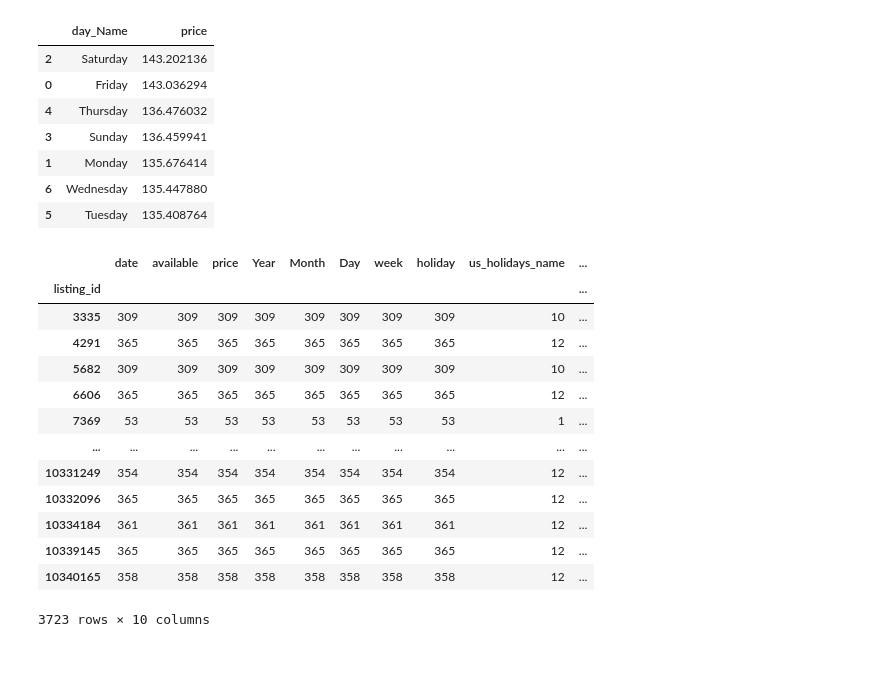
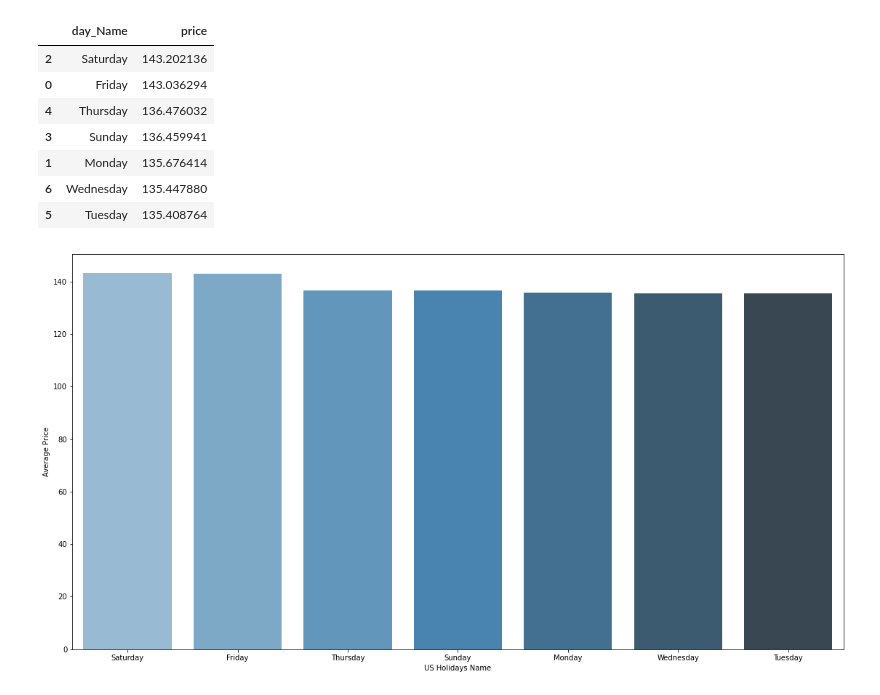
Before and after one commit to Yinggewen/Seattle_AirBNB_Data, a Jupyter notebook: Seattle_Airbnb_House.ipynb, the cells around one changed output. Saved outputs shown, nothing was run; the diff lists cells and outputs as text; code cells hidden in the pictures; blank space fills up the shorter version.

```diff
--- a/Seattle_Airbnb_House.ipynb
+++ b/Seattle_Airbnb_House.ipynb
@@ -497,20 +524,7 @@ WeekPriceDF.head(10)
 | 1 | Monday | 135.676414 |
 | 6 | Wednesday | 135.447880 |
 | 5 | Tuesday | 135.408764 |
-# %%
-calendar_DF.groupby('listing_id').count()
-# %% [output]
-|  | date | available | price | Year | Month | Day | week | holiday | us_holidays_name | ... |
-| listing_id |  |  |  |  |  |  |  |  |  | ... |
-| 3335 | 309 | 309 | 309 | 309 | 309 | 309 | 309 | 309 | 10 | ... |
-| 4291 | 365 | 365 | 365 | 365 | 365 | 365 | 365 | 365 | 12 | ... |
-| 5682 | 309 | 309 | 309 | 309 | 309 | 309 | 309 | 309 | 10 | ... |
-| 6606 | 365 | 365 | 365 | 365 | 365 | 365 | 365 | 365 | 12 | ... |
-| 7369 | 53 | 53 | 53 | 53 | 53 | 53 | 53 | 53 | 1 | ... |
-| ... | ... | ... | ... | ... | ... | ... | ... | ... | ... | ... |
-| 10331249 | 354 | 354 | 354 | 354 | 354 | 354 | 354 | 354 | 12 | ... |
-| 10332096 | 365 | 365 | 365 | 365 | 365 | 365 | 365 | 365 | 12 | ... |
-| 10334184 | 361 | 361 | 361 | 361 | 361 | 361 | 361 | 361 | 12 | ... |
-| 10339145 | 365 | 365 | 365 | 365 | 365 | 365 | 365 | 365 | 12 | ... |
-| 10340165 | 358 | 358 | 358 | 358 | 358 | 358 | 358 | 358 | 12 | ... |
-3723 rows × 10 columns
+# %%
+show_plot("day_Name", "price", WeekPriceDF)
+# %% [output]
+[figure, added]
```
Also changed, not shown: parts of 9 cells of this notebook.
